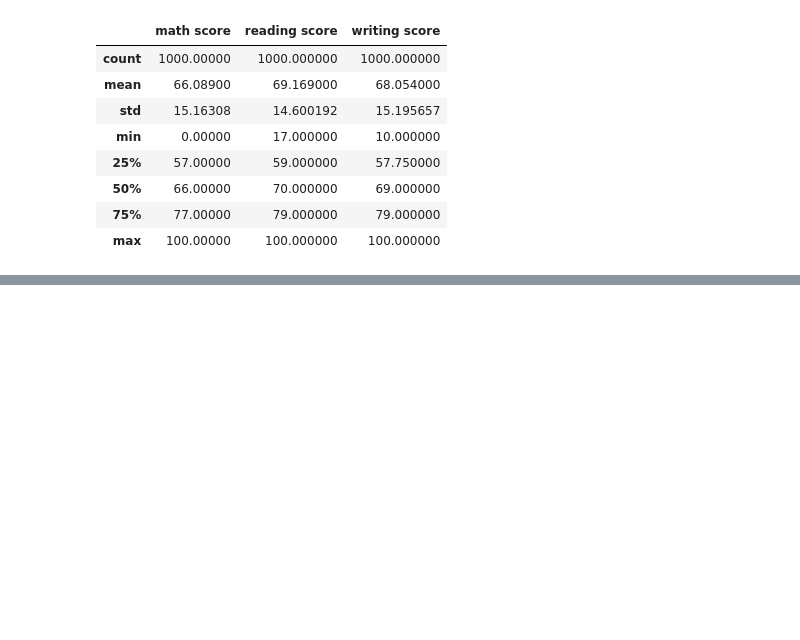
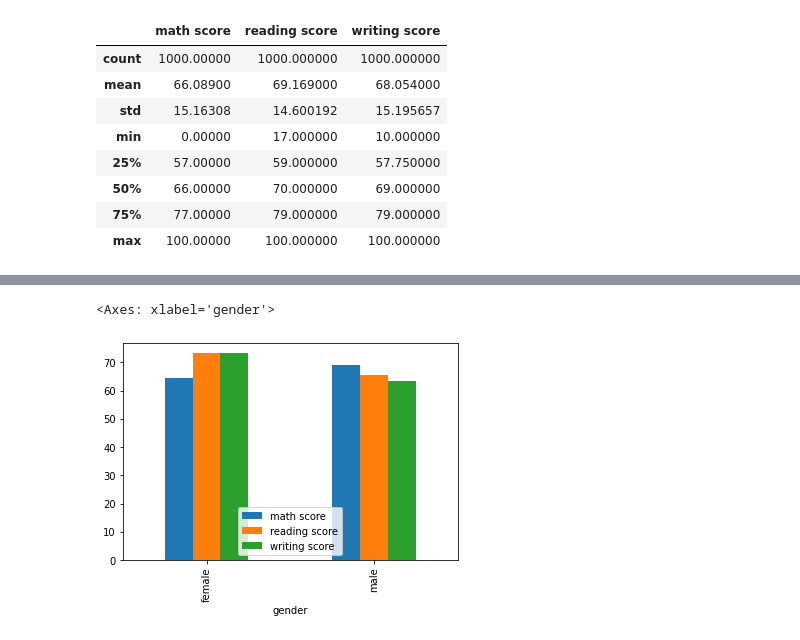
Before and after one commit to nazilalahad/Projects, a Jupyter notebook: test.ipynb, the cells around one changed output, grey strips where cells are left out. Drawn from its saved outputs; the diff is of its cells as text; code cells hidden in the pictures; blank space fills up the shorter version.

```diff
--- a/test.ipynb
+++ b/test.ipynb
@@ -65,0 +214,5 @@ df.describe()
+# %%
+df.groupby("gender")[["math score", "reading score", "writing score"]].mean().plot(kind = 'bar')
+# %% [output]
+<Axes: xlabel='gender'>
+[figure, added]
```
Also changed, not shown: parts of 22 cells of this notebook.
